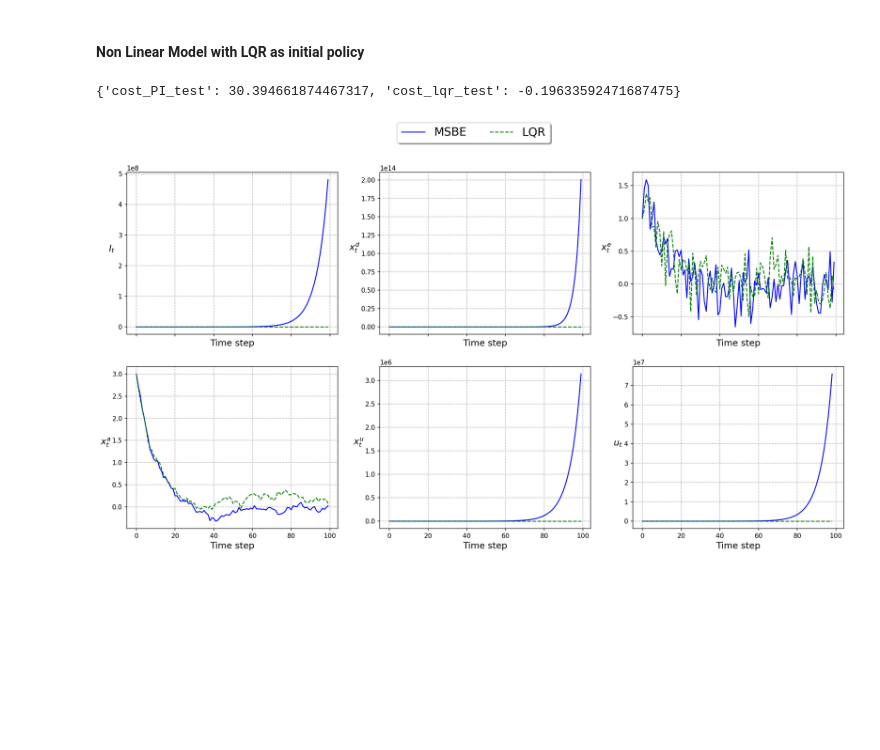
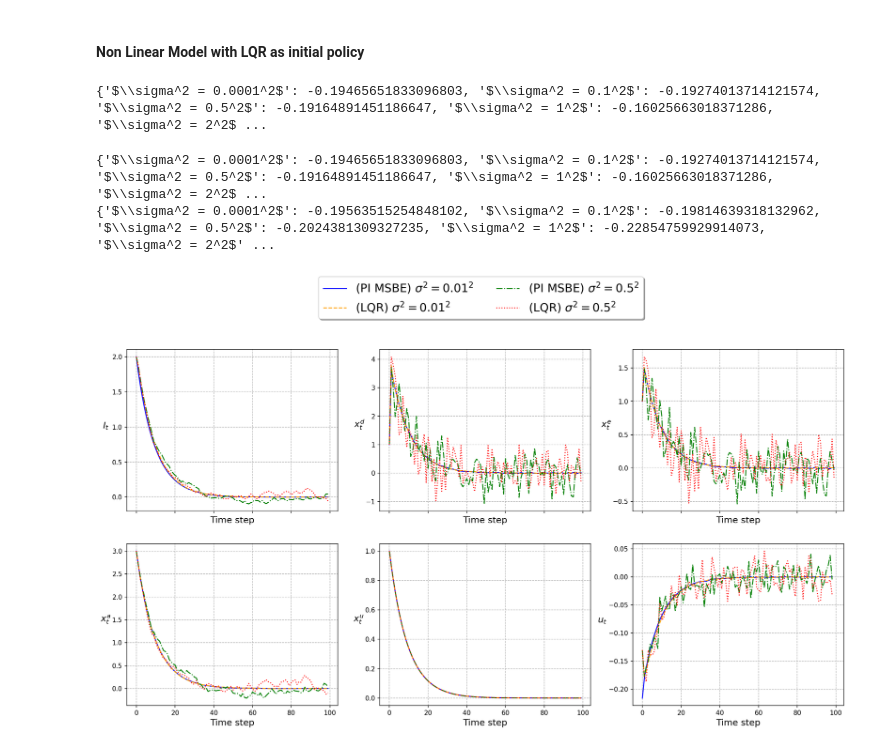
Before and after one commit to TheoHanon/Stochastic-Optimal-Control, a Jupyter notebook: PartIV/partIV.ipynb, the cells around one changed output. Saved outputs shown, nothing was run; the diff lists cells and outputs as text; code cells hidden in the pictures; blank space fills up the shorter version.

```diff
--- a/PartIV/partIV.ipynb
+++ b/PartIV/partIV.ipynb
@@ -582,7 +582,8 @@ We now investigate the impact of the exploration policy only for MSBE
 # %%
 x0_train = [5, 0, 0, 0, 0]
 x0_test = [2, 1, 1, 3, 1]
-n_step = 100
+n_step = 1000
+
 M = 10
 
 n_noises = 20 # 20**2 combinations of noises
@@ -597,7 +598,6 @@ for noise_explo in noises_explo:
     for _ in range(M):  # Perform M simulations
 
         # Simulate data
-        data_lqr_test = model.simulate_nl_model(x0_test, model.LQR_policy, n_step=n_step, with_noise=True, std_const=noise_std)
         policy_explo = lambda x: phi_e(x, exploration_std=noise_explo)
         data_train = model.simulate_nl_model(x0_train, policy_explo, n_step, with_noise=True, std_const=noise_std)
 
@@ -606,17 +606,13 @@ for noise_explo in noises_explo:
         transition_kernel = generate_finite_kernel(n_noises=n_noises, noise_std=noise_std, k=1)
         theta_MSBE = compute_MSBE(data_train, transition_kernel, psi_Q, psi_eta, model_str="nonlin", treshold_iter=200)
 
-        Q_MSBE = lambda x, u : model.Q_function(x, u, theta = theta_MSBE, psi_func = psi_Q)
+        policy_MSBE = lambda x: policy_Q(x, theta = theta_MSBE)
 
+        data_msbe = model.simulate_nl_model(x0_test, policy_MSBE, n_step=n_step, with_noise=True, std_const=noise_std)
+        cost_msbe_test.append(np.average(np.array([model.cost(x, policy_MSBE(x)) for x in data_msbe[0].T])))
 
-        def policy_MSBE(x):
-            res = minimize(lambda u : Q_MSBE(x, u), 1)
-            return res.x
-
-
-        cost_msbe_test.append(np.average(np.array([model.cost(x, policy_MSBE(x)) for x, _ in zip(data_test[0].T, data_test[1].T)]).squeeze()))
-        cost_lqr_test.append(np.average(np.array([model.cost(x, model.LQR_policy(x)) for x, _ in zip(data_test[0].T, data_test[1].T)]).squeeze()))
-
+        data_lqr = model.simulate_nl_model(x0_test, model.LQR_policy, n_step=n_step, with_noise=True, std_const=noise_std)
+        cost_lqr_test.append(np.average(np.array([model.cost(x, model.LQR_policy(x)) for x in data_lqr[0].T])))
 
     cost_explo[noise_explo] = {
            "cost_LQR_test" : np.mean(cost_lqr_test),
@@ -703,7 +699,7 @@ import tqdm
 x0_train = [5, 0, 0, 0, 0]
 n_step_train = 1000
 x0_test = [2, 1, 1, 3, 1]
-n_step_test = 100
+n_step_test = 1000
 M = 1
 
 n_noises = 20 # 20**2 combinations of noises
@@ -723,7 +719,7 @@ for noise_std in tqdm.tqdm(noises_std, total=len(noises_std)):
     transition_kernel = generate_finite_kernel(n_noises=n_noises, noise_std=noise_std, k=1)
     data_train = model.simulate_linear_model(x0_train, policy_explo, n_step_train, with_noise=True, std_const=noise_std)
 
-    theta_MSBE = policy_improvement_MSBE(init_policy, psi_Q, psi_eta, transition_kernel, data_train, model_str="lin", max_iter=100, treshold_iter=200)
+    theta_MSBE = policy_improvement_MSBE(init_policy, psi_Q, psi_eta, transition_kernel, data_train, model_str="lin", max_iter=10, treshold_iter=200)
     policy_MSBE = lambda x: policy_Q(x, theta = theta_MSBE)
 
     data_msbe = model.simulate_linear_model(x0_test, policy_MSBE, n_step_test, with_noise=True, std_const=noise_std)
@@ -732,6 +728,3 @@ for noise_std in tqdm.tqdm(noises_std, total=len(noises_std)):
 
     cost_PI[rf"$\sigma^2 = {noise_std}^2$"] = np.mean([model.cost(x, policy_MSBE(x)) for x in data_msbe[0].T])
     cost_lqr[rf"$\sigma^2 = {noise_std}^2$"] = np.mean([model.cost(x, model.LQR_policy(x)) for x in data_lqr[0].T])
-
-print(cost_PI,
-      cost_lqr)
@@ -751,7 +747,7 @@ for std_noise in std_noises:
     transition_kernel = generate_finite_kernel(n_noises=20, noise_std=std_noise, k=1)
 
 
-    theta_MSBE_PI = policy_improvement_MSBE(lambda x : np.ones_like(x), psi_Q, psi_eta, transition_kernel, data_train, model_str="lin", max_iter=10, treshold_iter= 200)
+    theta_MSBE_PI = policy_improvement_MSBE(lambda x : np.zeros_like(x), psi_Q, psi_eta, transition_kernel, data_train, model_str="lin", max_iter=10, treshold_iter= 200)
     policy_MSBE_PI = lambda x: policy_Q(x, theta = theta_MSBE_PI)
 
 
@@ -767,7 +765,7 @@ import tqdm
 x0_train = [5, 0, 0, 0, 0]
 n_step_train = 1000
 x0_test = [2, 1, 1, 3, 1]
-n_step_test = 100
+n_step_test = 1000
 M = 1
 
 n_noises = 20 # 20**2 combinations of noises
@@ -787,7 +785,7 @@ for noise_std in tqdm.tqdm(noises_std, total=len(noises_std)):
     transition_kernel = generate_finite_kernel(n_noises=n_noises, noise_std=noise_std, k=1)
     data_train = model.simulate_nl_model(x0_train, policy_explo, n_step_train, with_noise=True, std_const=noise_std)
 
-    theta_MSBE = policy_improvement_MSBE(init_policy, psi_Q, psi_eta, transition_kernel, data_train, model_str="nonlin", max_iter=100, treshold_iter=200)
+    theta_MSBE = policy_improvement_MSBE(init_policy, psi_Q, psi_eta, transition_kernel, data_train, model_str="nonlin", max_iter=10, treshold_iter=200)
     policy_MSBE = lambda x: policy_Q(x, theta = theta_MSBE)
 
     data_msbe = model.simulate_nl_model(x0_test, policy_MSBE, n_step_test, with_noise=True, std_const=noise_std)
@@ -796,37 +794,38 @@ for noise_std in tqdm.tqdm(noises_std, total=len(noises_std)):
 
     cost_nonlin_PI[rf"$\sigma^2 = {noise_std}^2$"] = np.mean([model.cost(x, policy_MSBE(x)) for x in data_msbe[0].T])
     cost_nonlin_lqr[rf"$\sigma^2 = {noise_std}^2$"] = np.mean([model.cost(x, model.LQR_policy(x)) for x in data_lqr[0].T])
-
-print(cost_nonlin_PI,
-      cost_nonlin_lqr)
+# %% [output]
+{'$\\sigma^2 = 0.0001^2$': -0.19465651833096803, '$\\sigma^2 = 0.1^2$': -0.19274013714121574, '$\\sigma^2 = 0.5^2$': -0.19164891451186647, '$\\sigma^2 = 1^2$': -0.16025663018371286, '$\\sigma^2 = 2^2$ ...
 # %%
 print(cost_nonlin_PI)
+print(cost_nonlin_lqr)
 # %% [output]
-{'cost_PI_test': 30.394661874467317, 'cost_lqr_test': -0.19633592471687475}
+{'$\\sigma^2 = 0.0001^2$': -0.19465651833096803, '$\\sigma^2 = 0.1^2$': -0.19274013714121574, '$\\sigma^2 = 0.5^2$': -0.19164891451186647, '$\\sigma^2 = 1^2$': -0.16025663018371286, '$\\sigma^2 = 2^2$ ...
+{'$\\sigma^2 = 0.0001^2$': -0.19563515254848102, '$\\sigma^2 = 0.1^2$': -0.19814639318132962, '$\\sigma^2 = 0.5^2$': -0.2024381309327235, '$\\sigma^2 = 1^2$': -0.22854759929914073, '$\\sigma^2 = 2^2$' ...
 # %%
 n_step_train = 1000
 x0_train = [5, 0, 0, 0, 0]
 n_step_test = 100
 x0_test = [2, 1, 1, 3, 1]
 
 
-std_noises = [1e-4, 1e-2]
+std_noises = [1e-2, .5]
 dict_data = {}
 
 for std_noise in std_noises:
 
     data_train = model.simulate_nl_model(x0_train, lambda x: phi_e(x, exploration_std=1e-2), n_step_train, with_noise=True, std_const=std_noise)
     transition_kernel = generate_finite_kernel(n_noises=20, noise_std=std_noise, k=1)
 
 
-    theta_MSBE_PI = policy_improvement_MSBE(model.LQR_policy, psi_Q, psi_eta, transition_kernel, data_train, model_str="nonlin", max_iter=100, treshold_iter= 200)
+    theta_MSBE_PI = policy_improvement_MSBE(model.LQR_policy, psi_Q, psi_eta, transition_kernel, data_train, model_str="nonlin", max_iter=10, treshold_iter= 200)
     policy_MSBE_PI = lambda x: policy_Q(x, theta = theta_MSBE_PI)
 
 
     dict_data[f"(PI MSBE) $\sigma^2 = {std_noise}^2$"] = model.simulate_nl_model(x0_test, policy_MSBE_PI, n_step_test, with_noise=True,  std_const=std_noise)
     dict_data[f"(LQR) $\sigma^2 = {std_noise}^2$"] = model.simulate_nl_model(x0_test, model.LQR_policy, n_step_test, with_noise=True, std_const=std_noise)
 
 
-utils.show_trajectories(dict_data, save = SOURCE + "/linear_trajectories_PI.pdf")
+utils.show_trajectories(dict_data, save = SOURCE + "/nonlinear_trajectories_PI.pdf")
 # %% [output]
-[figure, old version]
+[figure, new version]
```
Also changed, not shown: parts of 5 cells of this notebook.
